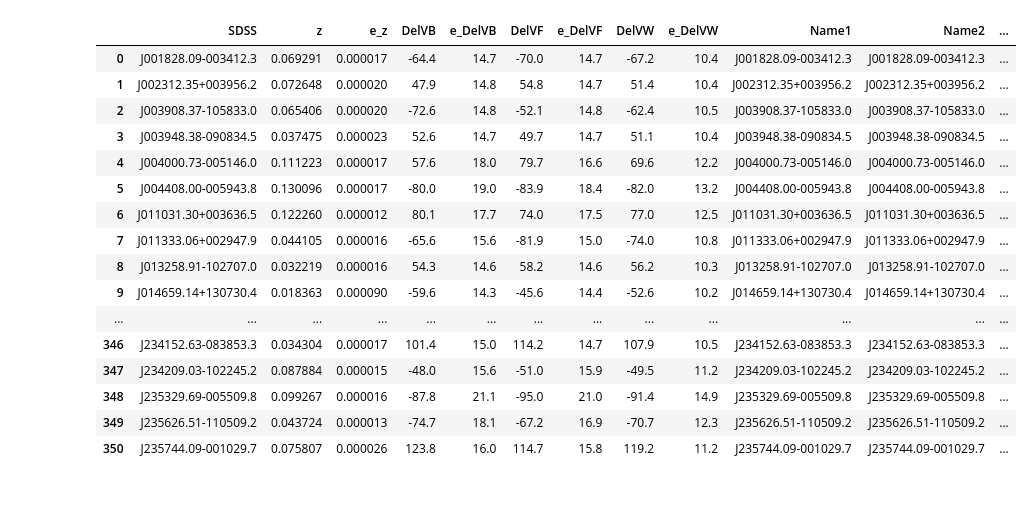
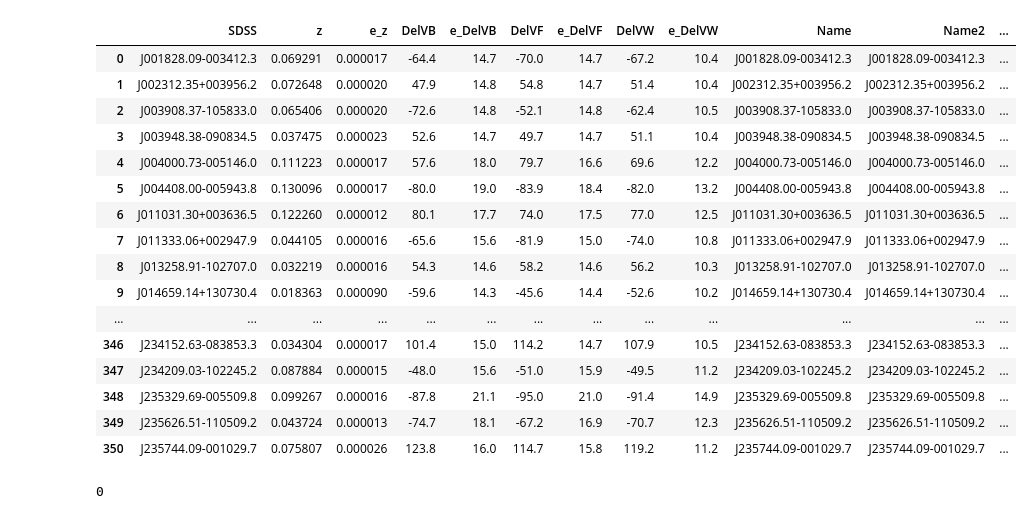
Before and after one commit to thatastroguy/thebigmac, a Jupyter notebook: Offset_AGN_catalogs.ipynb, the cells around one changed output. Drawn from its saved outputs; the diff is of its cells as text; code cells hidden in the pictures.

```diff
--- a/Offset_AGN_catalogs.ipynb
+++ b/Offset_AGN_catalogs.ipynb
@@ -195,7 +245,7 @@ comerford2013['DOI(s)'] = "https://doi:10.1088/0004-637X/777/1/64"
 
 comerford2014 = ((Table.read('Tables/Comerford2014/table1.dat', readme = 'Tables/Comerford2014/ReadMe', format='ascii.cds')).to_pandas()).drop(columns=['---'])
 
-comerford2014['Name1'] = comerford2014['SDSS']
+comerford2014['Name'] = comerford2014['SDSS']
 comerford2014['Name2'] = comerford2014['SDSS']
 comerford2014['z2'] = comerford2014['z']
 comerford2014['z1_type'] = "spec"
@@ -248,38 +298,38 @@ comerford2014['dV'] = (2.99e+5)*((1+comerford2014['z'])**2 - (1+comerford2014['z
 # dV will be zero until we include follow-up observations that show separate redshifts
 
 # Adding information about the paper and the selection method
-comerford2014['Selection Method'] = "Double-Peaked Optical Spectroscopic Emission Lines" #DPSELs
+comerford2014['Selection Method'] = "Velocity Offset Optical Spectroscopic Emission Lines" #DPSELs
 comerford2014['Confirmation Method'] = "-99"
 comerford2014['Paper(s)'] = "Comerford+2014"
 comerford2014['BibCode(s)'] = "2014ApJ...789..112C"
 comerford2014['DOI(s)'] = "https://doi.org/10.1088/0004-637X/789/2/112"
 
 comerford2014['Notes'] = ''
 # Here we're making manual adjustments based on the findings of Liu+2010b:
 
 
 # And dropping any columns that we don't need....
 #comerford2014.drop(labels=['SDSS','Plate','Fiber','MJD','f_SDSS','sigma','FWHM1','FWHM2','VOIII1','VOIII2','VHb1','VHb2'],\
 #              axis=1, inplace=True)
 
 ## Rearranging the columns and renaming columns now...
 #comerford2014 = comerford2014[['System Type','Name','Name2','Selection Method','Confirmation Method','z','z1_type','z2',\
 #                    'z2_type','RA', 'Dec', 'RA_deg','Dec_deg','RA2','Dec2','RA2_deg','Dec2_deg',\
 #                    'Equinox','Coordinate_waveband','Coordinate_Source','Brightness1','Brightness_band1',\
 #                    'Brightness_type1','Brightness2','Brightness_band2','Brightness_type2','Sep','Sep(kpc)',\
 #                    'delta_z','dV','Paper(s)','BibCode(s)','DOI(s)']]
 #comerford2014.columns=['System Type','Name1','Name2','Selection Method','Confirmation Method','z1','z1_type','z2',\
 #                    'z2_type','RA1', 'Dec1', 'RA1_deg','Dec1_deg','RA2','Dec2','RA2_deg','Dec2_deg',\
 #                    'Equinox','Coordinate_waveband','Coordinate_Source','Brightness1','Brightness_band1',\
 #                    'Brightness_type1','Brightness2','Brightness_band2','Brightness_type2','Sep','Sep(kpc)',\
 #                    'delta_z','dV','Paper(s)','BibCode(s)','DOI(s)']
 
 #comerford2014
 
 
 comerford2014
 # %% [output]
-|  | SDSS | z | e_z | DelVB | e_DelVB | DelVF | e_DelVF | DelVW | e_DelVW | Name1 | Name2 | ... |
+|  | SDSS | z | e_z | DelVB | e_DelVB | DelVF | e_DelVF | DelVW | e_DelVW | Name | Name2 | ... |
 | 0 | J001828.09-003412.3 | 0.069291 | 0.000017 | -64.4 | 14.7 | -70.0 | 14.7 | -67.2 | 10.4 | J001828.09-003412.3 | J001828.09-003412.3 | ... |
 | 1 | J002312.35+003956.2 | 0.072648 | 0.000020 | 47.9 | 14.8 | 54.8 | 14.7 | 51.4 | 10.4 | J002312.35+003956.2 | J002312.35+003956.2 | ... |
 | 2 | J003908.37-105833.0 | 0.065406 | 0.000020 | -72.6 | 14.8 | -52.1 | 14.8 | -62.4 | 10.5 | J003908.37-105833.0 | J003908.37-105833.0 | ... |
@@ -296,5 +346,18 @@ comerford2014
 | 348 | J235329.69-005509.8 | 0.099267 | 0.000016 | -87.8 | 21.1 | -95.0 | 21.0 | -91.4 | 14.9 | J235329.69-005509.8 | J235329.69-005509.8 | ... |
 | 349 | J235626.51-110509.2 | 0.043724 | 0.000013 | -74.7 | 18.1 | -67.2 | 16.9 | -70.7 | 12.3 | J235626.51-110509.2 | J235626.51-110509.2 | ... |
 | 350 | J235744.09-001029.7 | 0.075807 | 0.000026 | 123.8 | 16.0 | 114.7 | 15.8 | 119.2 | 11.2 | J235744.09-001029.7 | J235744.09-001029.7 | ... |
+# %%
+tunique, tmatches, idx1, idx2 = match_tables_fib(comerford2013,comerford2014,25)
+
+# Apparently no matches to within 20''!
+print(len(tmatches))
+
+# concatenating now...
+
+the_whills = pd.concat([comerford2013,comerford2014])
+
+# Verified
+# %% [output]
+0
 # %%
 # Adding in information from Allen+2015
```
Also changed, not shown: parts of 7 cells of this notebook, 4 other files.
